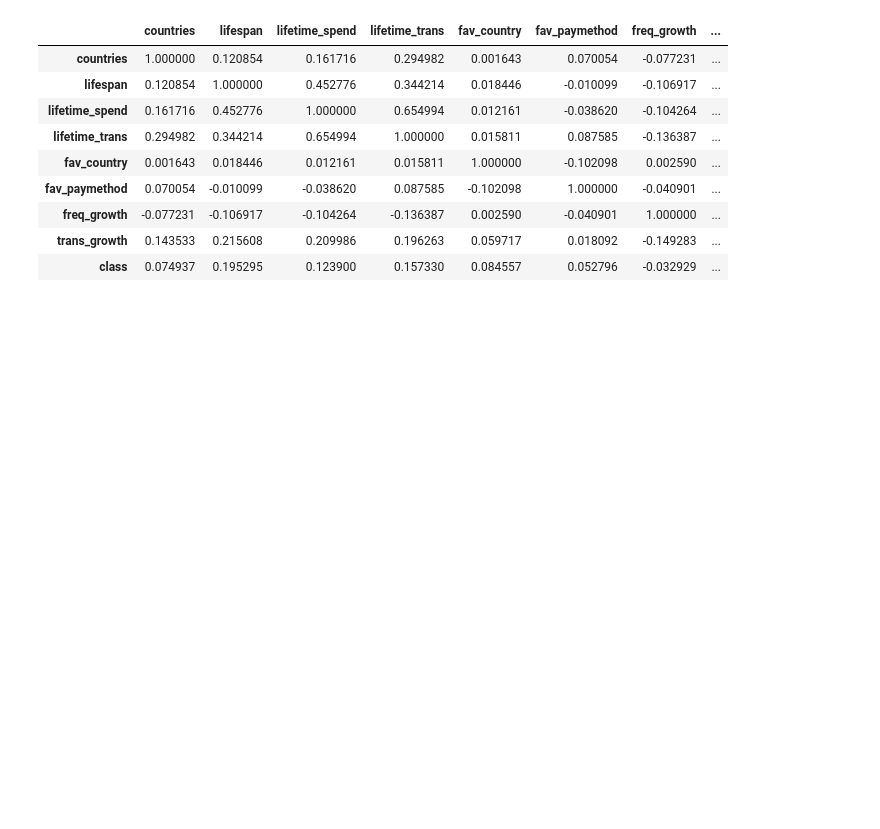
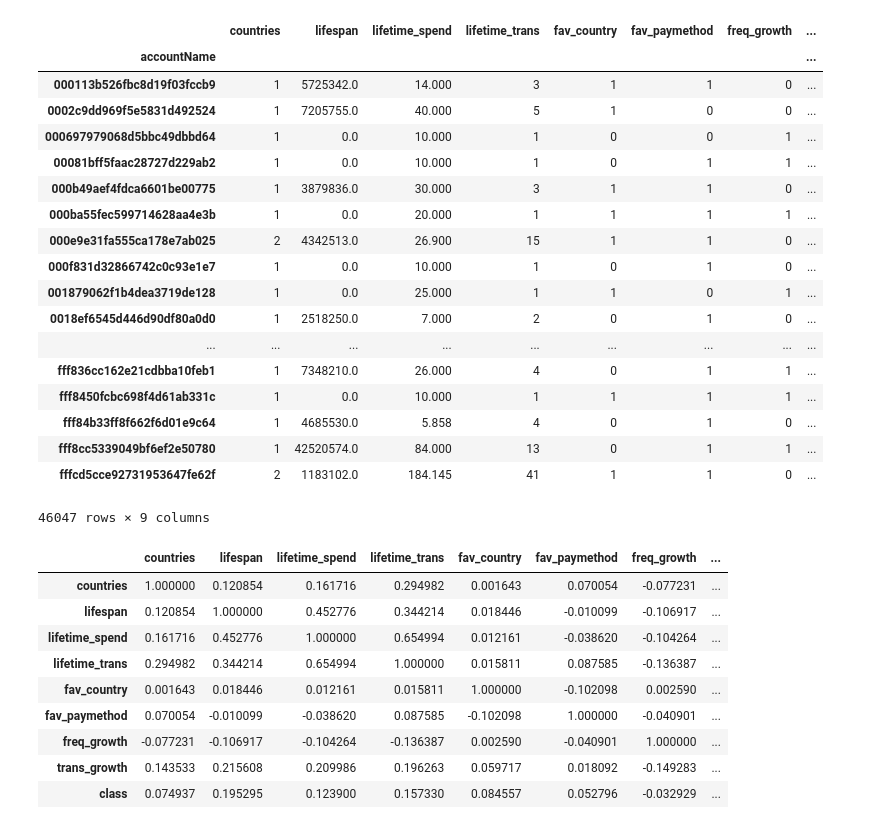
Before and after one commit to ksed786/DSPMopdracht2, a Jupyter notebook: Assignment2Project.ipynb, the cells around one changed output. Cells and saved outputs as stored; diff of their text form; code cells hidden in the pictures; blank space fills up the shorter version.

```diff
--- a/Assignment2Project.ipynb
+++ b/Assignment2Project.ipynb
@@ -82,16 +82,36 @@ customers["trans_growth"] = customers["trans_growth"].astype(int)
 # %%
 #Class feature: Does the customer return, set all to false
 loyal = {}
 customers["class"] = True
 for account, group in customers.groupby('accountName')["class"]:
     if (account in sales15["accountName"].values):
         loyal[account] = True
     else:
         loyal[account] = False
 customers["class"] = pd.Series(loyal)
 customers["class"] = customers["class"].astype(int)
 
-#customers
+customers
+# %% [output]
+|  | countries | lifespan | lifetime_spend | lifetime_trans | fav_country | fav_paymethod | freq_growth | ... |
+| accountName |  |  |  |  |  |  |  | ... |
+| 000113b526fbc8d19f03fccb9 | 1 | 5725342.0 | 14.000 | 3 | 1 | 1 | 0 | ... |
+| 0002c9dd969f5e5831d492524 | 1 | 7205755.0 | 40.000 | 5 | 1 | 0 | 0 | ... |
+| 000697979068d5bbc49dbbd64 | 1 | 0.0 | 10.000 | 1 | 0 | 0 | 1 | ... |
+| 00081bff5faac28727d229ab2 | 1 | 0.0 | 10.000 | 1 | 0 | 1 | 1 | ... |
+| 000b49aef4fdca6601be00775 | 1 | 3879836.0 | 30.000 | 3 | 1 | 1 | 0 | ... |
+| 000ba55fec599714628aa4e3b | 1 | 0.0 | 20.000 | 1 | 1 | 1 | 1 | ... |
+| 000e9e31fa555ca178e7ab025 | 2 | 4342513.0 | 26.900 | 15 | 1 | 1 | 0 | ... |
+| 000f831d32866742c0c93e1e7 | 1 | 0.0 | 10.000 | 1 | 0 | 1 | 0 | ... |
+| 001879062f1b4dea3719de128 | 1 | 0.0 | 25.000 | 1 | 1 | 0 | 1 | ... |
+| 0018ef6545d446d90df80a0d0 | 1 | 2518250.0 | 7.000 | 2 | 0 | 1 | 0 | ... |
+| ... | ... | ... | ... | ... | ... | ... | ... | ... |
+| fff836cc162e21cdbba10feb1 | 1 | 7348210.0 | 26.000 | 4 | 0 | 1 | 1 | ... |
+| fff8450fcbc698f4d61ab331c | 1 | 0.0 | 10.000 | 1 | 1 | 1 | 1 | ... |
+| fff84b33ff8f662f6d01e9c64 | 1 | 4685530.0 | 5.858 | 4 | 0 | 1 | 0 | ... |
+| fff8cc5339049bf6ef2e50780 | 1 | 42520574.0 | 84.000 | 13 | 0 | 1 | 1 | ... |
+| fffcd5cce92731953647fe62f | 2 | 1183102.0 | 184.145 | 41 | 1 | 1 | 0 | ... |
+46047 rows × 9 columns
 # %%
 #Finding the 'best' features, based on insight of a correlation matrix, Chi squared method and inbuilt class feature_importances of tree based classifiers
 #First correlation matrix
```
Also changed, not shown: parts of 7 cells of this notebook, 1 other file.
